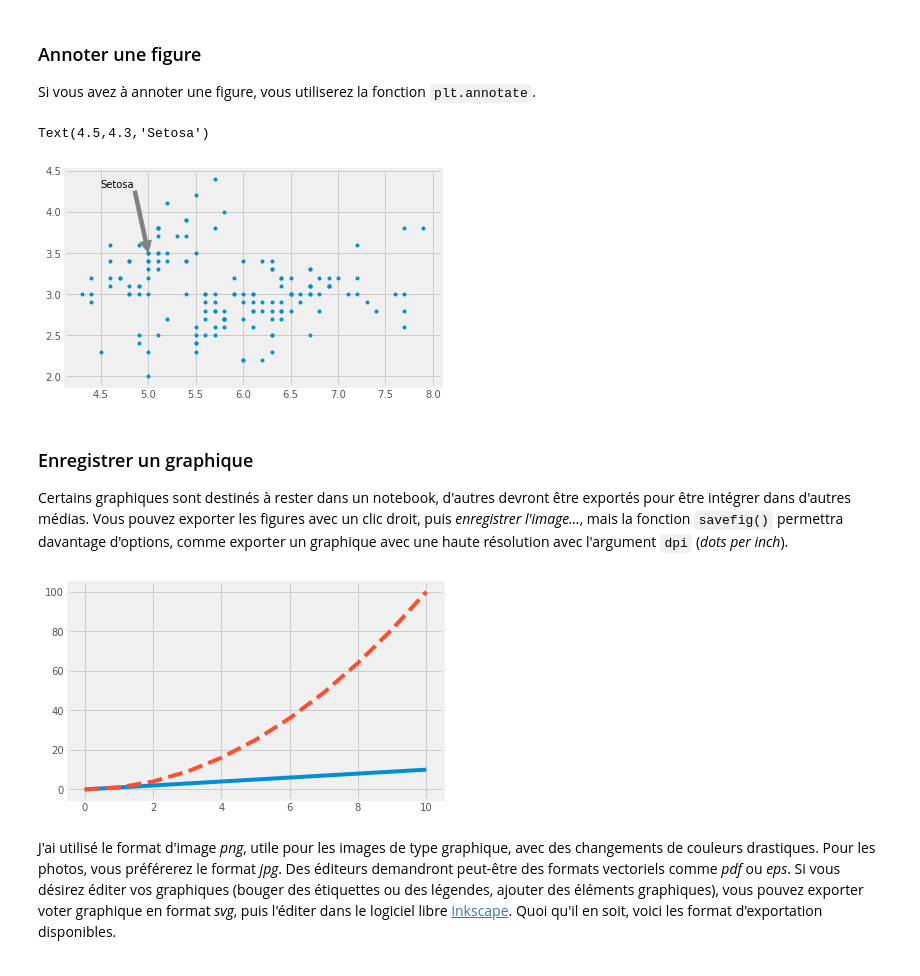
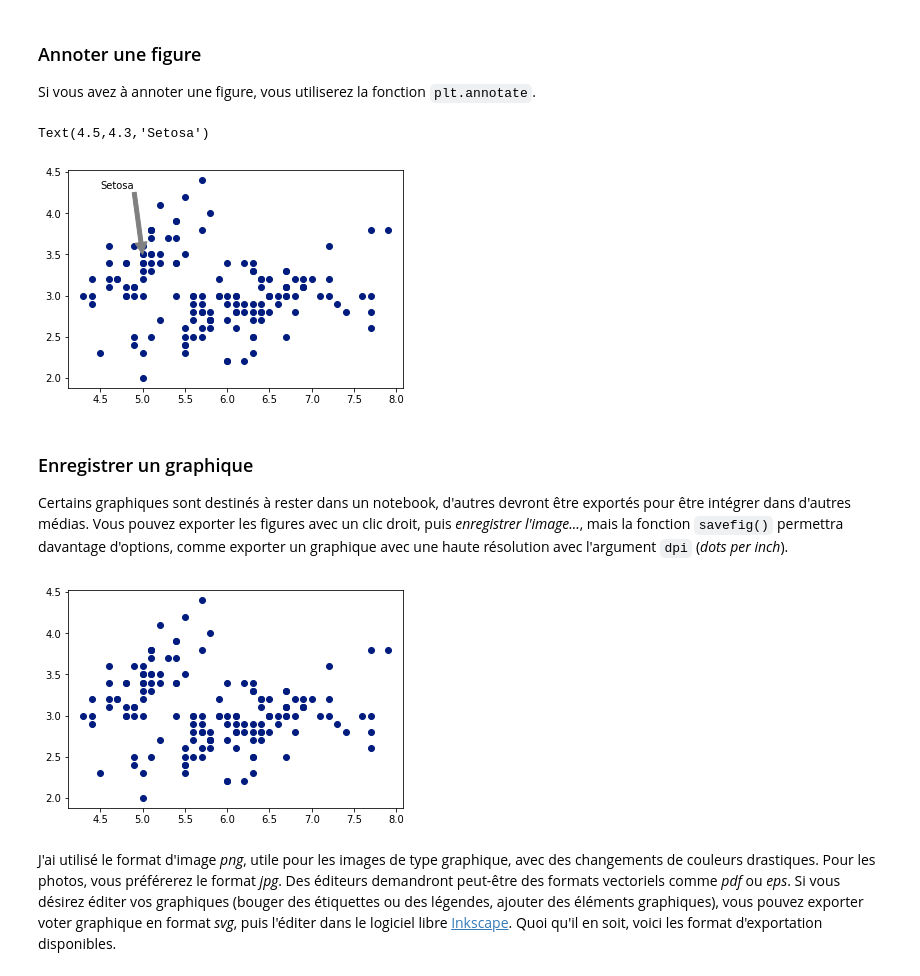
Before and after one commit to essicolo/ecologie-mathematique-Py, a Jupyter notebook: 04_Visualisation/4_Visualisation.ipynb, the cells around one changed output. Saved outputs shown, nothing was run; the diff lists cells and outputs as text; code cells hidden in the pictures.

```diff
--- a/04_Visualisation/4_Visualisation.ipynb
+++ b/04_Visualisation/4_Visualisation.ipynb
@@ -144,5 +148,5 @@ Le style `fivethirtyeight` me semble visuellement plaisant.
 # %%
-plt.style.use('fivethirtyeight')
+plt.style.use('seaborn-dark-palette')
 # %% [markdown]
 ### Matplotlib dans un notebook
 
@@ -261,24 +265,23 @@ Vous trouverez peut-être fastidieux d'avoir à créer une commande pour chaque
 
 Si vous avez à annoter une figure, vous utiliserez la fonction `plt.annotate`.
 # %%
-plt.plot(iris.sepal_length, iris.sepal_width, '.')
+plt.plot(iris.sepal_length, iris.sepal_width, 'o')
 plt.annotate('Setosa', #texte
              xytext=[4.5, 4.3], # s'il y a une flèche, emplacement du départ de la flèche et du texte
              xy=[5.0, 3.5], # endroit où pointe la flèche, ou s'il n'y a pas de flèche emplacement du texte
              arrowprops={'color': 'gray'}) # propriétés de la flèche
 # %% [output]
 Text(4.5,4.3,'Setosa')
-[figure, old version]
+[figure, new version]
 # %% [markdown]
 ### Enregistrer un graphique
 
 Certains graphiques sont destinés à rester dans un notebook, d'autres devront être exportés pour être intégrer dans d'autres médias. Vous pouvez exporter les figures avec un clic droit, puis *enregistrer l'image...*, mais la fonction `savefig()` permettra davantage d'options, comme exporter un graphique avec une haute résolution avec l'argument `dpi` (*dots per inch*).
 # %%
-plt.plot(x, x, '-')
-plt.plot(x, x**2, '--')
+plt.plot(iris.sepal_length, iris.sepal_width, 'o')
 plt.savefig('images/ma_figure.png', dpi=300)
 # %% [output]
-[figure, old version]
+[figure, new version]
 # %% [markdown]
 J'ai utilisé le format d'image *png*, utile pour les images de type graphique, avec des changements de couleurs drastiques. Pour les photos, vous préférerez le format *jpg*. Des éditeurs demandront peut-être des formats vectoriels comme *pdf* ou *eps*. Si vous désirez éditer vos graphiques (bouger des étiquettes ou des légendes, ajouter des éléments graphiques), vous pouvez exporter voter graphique en format *svg*, puis l'éditer dans le logiciel libre [Inkscape](inkscape.org). Quoi qu'il en soit, voici les format d'exportation disponibles.
 # %%
```
Also changed, not shown: parts of 145 cells of this notebook, 2 other files.
